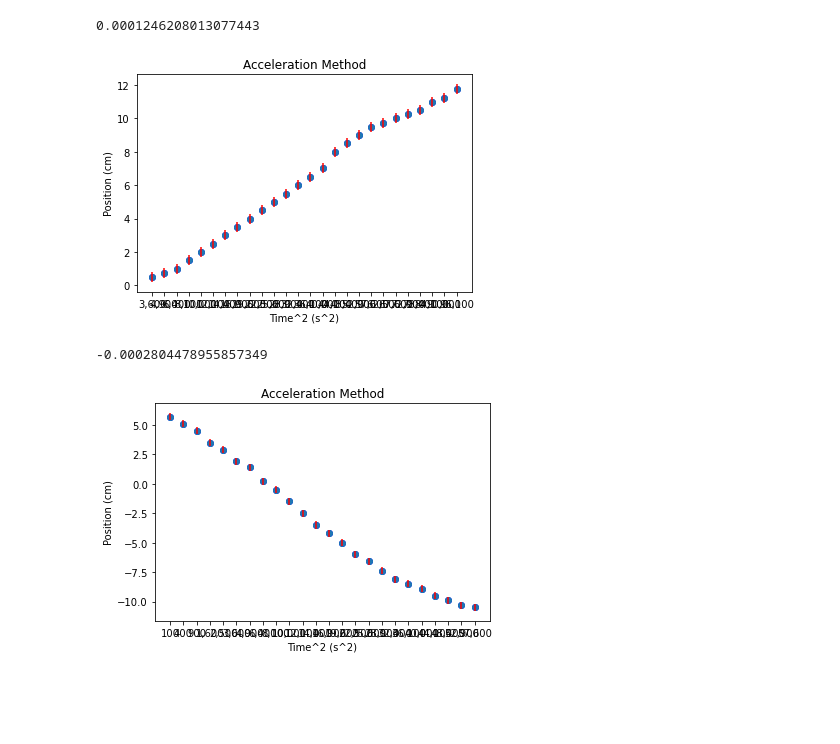
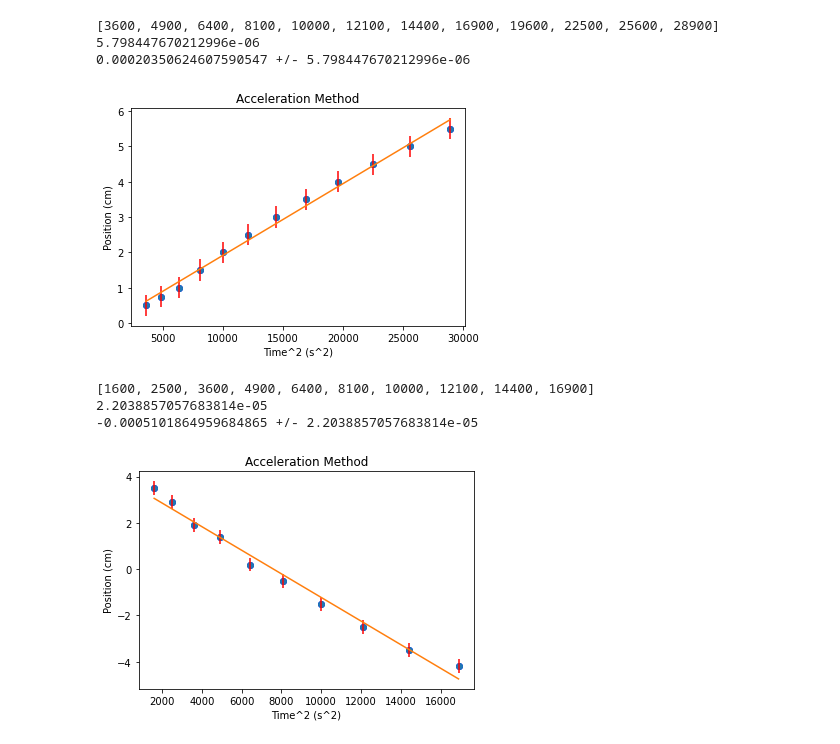
Before and after one commit to DennisHartmannCodes/Cavendeshaganza, a Jupyter notebook: Acceleration Analysis.ipynb, the cells around one changed output. Saved outputs shown, nothing was run; the diff lists cells and outputs as text; code cells hidden in the pictures; blank space fills up the shorter version.

```diff
--- a/Acceleration Analysis.ipynb
+++ b/Acceleration Analysis.ipynb
@@ -11,11 +11,15 @@ data = read_csv("Cavendeshaganza - Accelration run 1.csv")
 
 # converting column data to list
 timesquared = data['t^2(s^2)'].tolist()
-timesquared=timesquared[6:32]
+timesquared=timesquared[6:18]
 Position = data['Position (cm)+1.25'].tolist()
-Position=Position[6:32]
+Position=Position[6:18]
 Error = data['Error in Position(cm)'].tolist()
-Error=Error[6:32]
+Error=Error[6:18]
+
+for i in range(len(timesquared)):
+    timesquared[i] = re.sub(",", "", timesquared[i])
+    timesquared[i]=int(timesquared[i])
 
 # printing list data
 plt.scatter(timesquared,Position, color='b')
@@ -23,48 +27,63 @@ plt.errorbar(timesquared, Position, yerr=Error, ecolor='r', fmt="o", barsabove="
 plt.title('Acceleration Method')
 plt.xlabel('Time^2 (s^2)')
 plt.ylabel('Position (cm)')
+#plt.xticks(np.arange(0, 61, step=10))  # Set label locations.
+#plt.xlim(2,19)
 
-for i in range(len(timesquared)):
-    timesquared[i] = re.sub(",", "", timesquared[i])
-    timesquared[i]=int(timesquared[i])
+# for i in range(len(timesquared)):
+#     timesquared[i] = re.sub(",", "", timesquared[i])
+#     timesquared[i]=int(timesquared[i])
 
 slope1, intercept, r_value, p_value, std_err = stats.linregress(timesquared,Position)
-
-print(slope1)
+timesquaredarr=np.asarray(timesquared)
+print(timesquared)
+print(std_err)
+plt.plot(timesquared, (timesquaredarr*slope1)+intercept)
+plt.savefig('Vid1trim.png')
+print(slope1, '+/-', std_err)
 # %% [output]
-0.0001246208013077443
+[3600, 4900, 6400, 8100, 10000, 12100, 14400, 16900, 19600, 22500, 25600, 28900]
+5.798447670212996e-06
+0.00020350624607590547 +/- 5.798447670212996e-06
-[figure, old version]
+[figure, new version]
 # %%
 # reading CSV file
 data = read_csv("Cavendeshaganza - Acceleration Run 2.csv")
 
 # converting column data to list
 timesquared = data['t^2(s^2)'].tolist()
-timesquared=timesquared[1:25]
+timesquared=timesquared[4:14]
 Position = data['Position (cm)+1.25'].tolist()
-Position=Position[1:25]
+Position=Position[4:14]
 Error = data['Error in Position(cm)'].tolist()
-Error=Error[1:25]
+Error=Error[4:14]
+
+for i in range(len(timesquared)):
+    timesquared[i] = re.sub(",", "", timesquared[i])
+    timesquared[i]=int(timesquared[i])
 
 # printing list data
 plt.scatter(timesquared,Position, color='b')
 plt.errorbar(timesquared, Position, yerr=Error, ecolor='r', fmt="o", barsabove="True")
 #plt.xticks(np.arange(0, 20, step=3))  # Set label locations.
 #plt.xlim(2,19)
 plt.title('Acceleration Method')
 plt.xlabel('Time^2 (s^2)')
 plt.ylabel('Position (cm)')
 
-for i in range(len(timesquared)):
-    timesquared[i] = re.sub(",", "", timesquared[i])
-    timesquared[i]=int(timesquared[i])
+slope2, intercept, r_value, p_value, std_err = stats.linregress(timesquared,Position)
+timesquaredarr=np.asarray(timesquared)
+print(timesquared)
+print(std_err)
+plt.plot(timesquared, (timesquaredarr*slope2)+intercept)
+plt.savefig('Vid2trim.png')
 
-slope2, intercept, r_value, p_value, std_err = stats.linregress(timesquared,Position)
-
-print(slope2)
+print(slope2, '+/-', std_err)
 # %% [output]
--0.0002804478955857349
+[1600, 2500, 3600, 4900, 6400, 8100, 10000, 12100, 14400, 16900]
+2.2038857057683814e-05
+-0.0005101864959684865 +/- 2.2038857057683814e-05
-[figure, old version]
+[figure, new version]
 # %%
 # reading CSV file
 data = read_csv("Cavendeshaganza - Acceleration Run 3 (2).csv")
```
Also changed, not shown: parts of 15 cells of this notebook.
